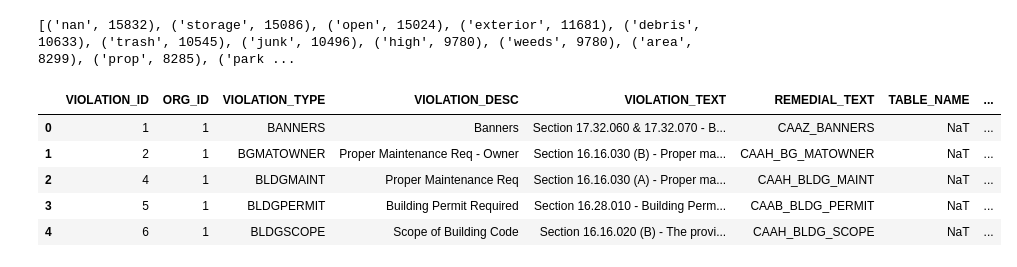
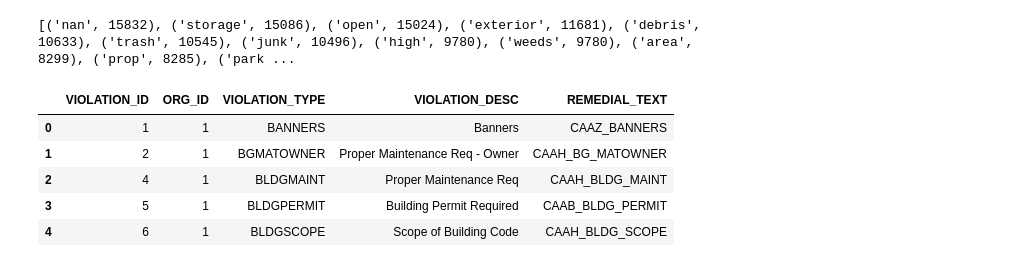
Before and after one commit to DataScienceBS/data-question-2-tornado-bombers, a Jupyter notebook: Metro Data.ipynb, the cells around one changed output. Saved outputs shown, nothing was run; the diff lists cells and outputs as text; code cells hidden in the pictures.

```diff
--- a/Metro Data.ipynb
+++ b/Metro Data.ipynb
@@ -129,13 +131,13 @@ print(new.most_common())
 # %% [output]
 [('nan', 15832), ('storage', 15086), ('open', 15024), ('exterior', 11681), ('debris', 10633), ('trash', 10545), ('junk', 10496), ('high', 9780), ('weeds', 9780), ('area', 8299), ('prop', 8285), ('park ...
 # %%
-prop_raw = pd.read_excel('Codes List of Violations orig.xlsx')
+codes = pd.read_excel('Codes List of Violations orig.xlsx', usecols=[0,1,2,3,5])
 # %%
-prop_raw.head(5)
+codes.head(5)
 # %% [output]
-|  | VIOLATION_ID | ORG_ID | VIOLATION_TYPE | VIOLATION_DESC | VIOLATION_TEXT | REMEDIAL_TEXT | TABLE_NAME | ... |
-| 0 | 1 | 1 | BANNERS | Banners | Section 17.32.060 & 17.32.070 - B... | CAAZ_BANNERS | NaT | ... |
-| 1 | 2 | 1 | BGMATOWNER | Proper Maintenance Req - Owner | Section 16.16.030 (B) - Proper ma... | CAAH_BG_MATOWNER | NaT | ... |
-| 2 | 4 | 1 | BLDGMAINT | Proper Maintenance Req | Section 16.16.030 (A) - Proper ma... | CAAH_BLDG_MAINT | NaT | ... |
-| 3 | 5 | 1 | BLDGPERMIT | Building Permit Required | Section 16.28.010 - Building Perm... | CAAB_BLDG_PERMIT | NaT | ... |
-| 4 | 6 | 1 | BLDGSCOPE | Scope of Building Code | Section 16.16.020 (B) - The provi... | CAAH_BLDG_SCOPE | NaT | ... |
+|  | VIOLATION_ID | ORG_ID | VIOLATION_TYPE | VIOLATION_DESC | REMEDIAL_TEXT |
+| 0 | 1 | 1 | BANNERS | Banners | CAAZ_BANNERS |
+| 1 | 2 | 1 | BGMATOWNER | Proper Maintenance Req - Owner | CAAH_BG_MATOWNER |
+| 2 | 4 | 1 | BLDGMAINT | Proper Maintenance Req | CAAH_BLDG_MAINT |
+| 3 | 5 | 1 | BLDGPERMIT | Building Permit Required | CAAB_BLDG_PERMIT |
+| 4 | 6 | 1 | BLDGSCOPE | Scope of Building Code | CAAH_BLDG_SCOPE |
```
Also changed, not shown: parts of 14 cells of this notebook.
